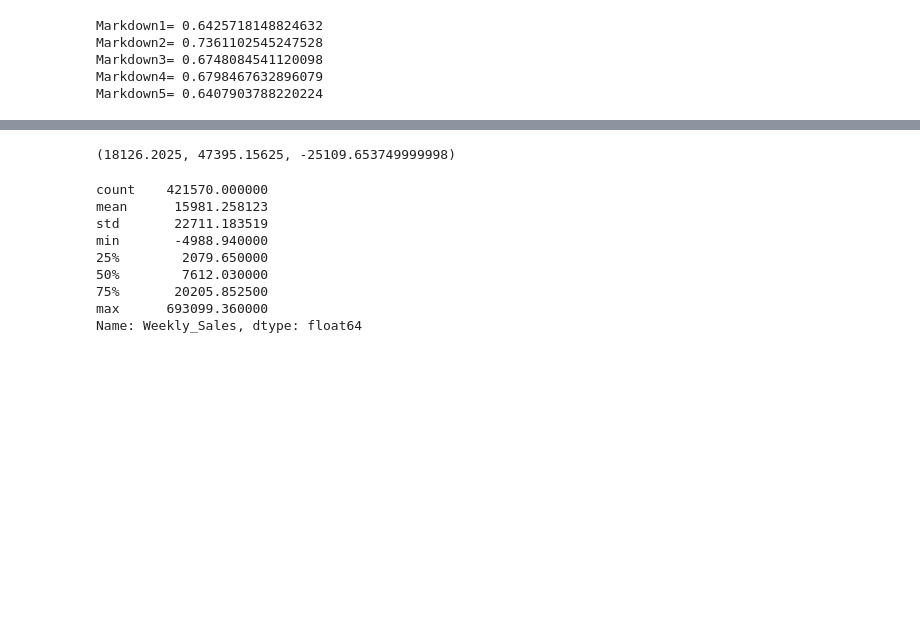
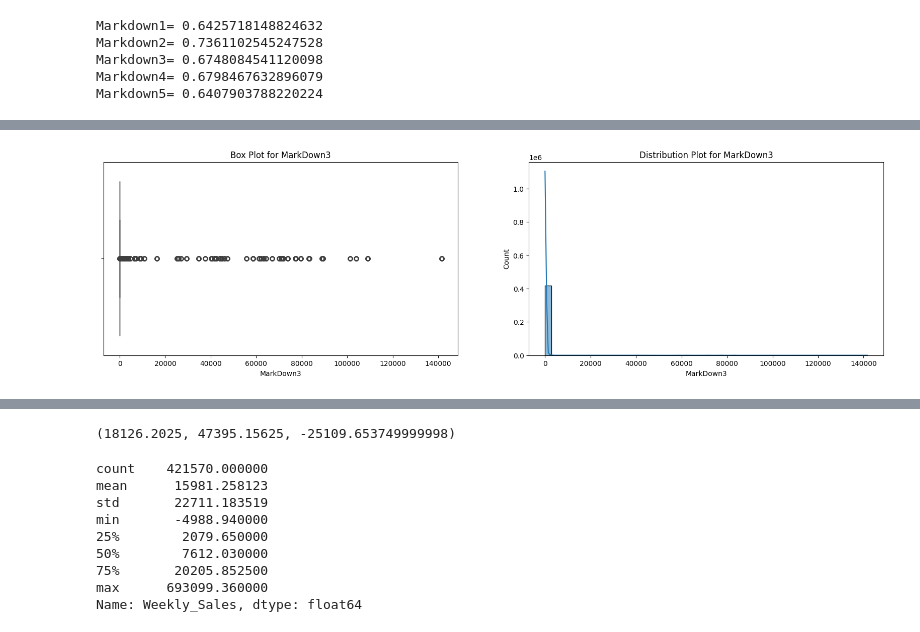
Before and after one commit to GDharan10/Analysis1_RetailSalsesForecast, a Jupyter notebook: RetailSalsesForecast.ipynb, the cells around one changed output, grey strips where cells are left out. Saved outputs shown, nothing was run; the diff lists cells and outputs as text; code cells hidden in the pictures; blank space fills up the shorter version.

```diff
--- a/RetailSalsesForecast.ipynb
+++ b/RetailSalsesForecast.ipynb
@@ -399,0 +405,4 @@ plot(df1, 'MarkDown5')
+# %%
+plot(df, 'MarkDown3')
+# %% [output]
+[figure, added]
```
Also changed, not shown: parts of 33 cells of this notebook.
